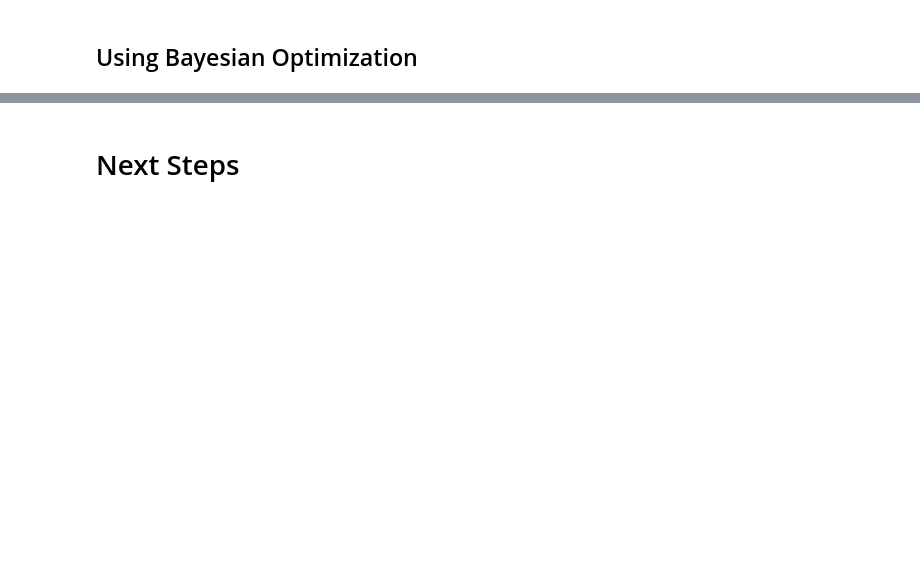
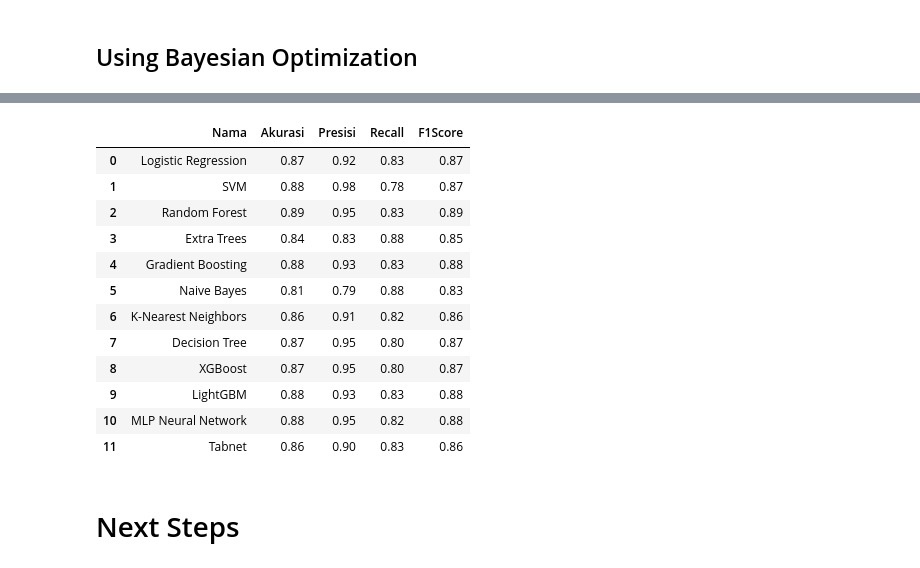
Before and after one commit to masterofray/AI_Stunting_model, a Jupyter notebook: notebooks/NB03_TabNet_plus_Classical_ML.ipynb, the cells around one changed output, grey strips where cells are left out. Drawn from its saved outputs; the diff is of its cells as text; code cells hidden in the pictures; blank space fills up the shorter version.

```diff
--- a/notebooks/NB03_TabNet_plus_Classical_ML.ipynb
+++ b/notebooks/NB03_TabNet_plus_Classical_ML.ipynb
@@ -1459,13 +688,0 @@ from sklearn.metrics import accuracy_score, classification_report, confusion_mat
-# %%
-model = XGBClassifier(objective        = 'binary:logistic',
-                      n_estimators     = 500,
-                      max_depth        = 3,
-                      learning_rate    = 0.1,
-                      subsample        = 0.8,
-                      colsample_bytree = 0.8,
-                      random_state     = 1,
-                      eval_metric      = 'logloss',
-                     )
-
-model.fit(X_train, y_train)
-y_pred = model.predict(X_test)
@@ -1608,4 +688,0 @@ for key, value in Optimalkan.best_trial.params.items():
-# %%
-BestParameter = Optimalkan.best_trial.params
-BestModel = XGBClassifier(**BestParameter, random_state = 1, enable_categorical = True)
-BestModel.fit(X_train, y_train)
@@ -1617,0 +912,4 @@ ConfusionMatrix_Graph(y_test, y_predict)
+# %%
+Data = {'XTRAIN' : X_train, 'YTRAIN' : y_train, 'XTEST' : X_test, 'YTEST' : y_test}
+myparameter = ParamImprovement02()
+Results2, TheModel2 = BayesModelTune(Data, myparameter, 100)
@@ -1618,2 +942,20 @@ ConfusionMatrix_Graph(y_test, y_predict)
+# %%
+ComparisonMetric2 = pd.DataFrame(Results2)
+ComparisonMetric2 = pd.concat([ComparisonMetric2, TBMetric], ignore_index = True)
+display(ComparisonMetric2)
+# %% [output]
+|  | Nama | Akurasi | Presisi | Recall | F1Score |
+| 0 | Logistic Regression | 0.87 | 0.92 | 0.83 | 0.87 |
+| 1 | SVM | 0.88 | 0.98 | 0.78 | 0.87 |
+| 2 | Random Forest | 0.89 | 0.95 | 0.83 | 0.89 |
+| 3 | Extra Trees | 0.84 | 0.83 | 0.88 | 0.85 |
+| 4 | Gradient Boosting | 0.88 | 0.93 | 0.83 | 0.88 |
+| 5 | Naive Bayes | 0.81 | 0.79 | 0.88 | 0.83 |
+| 6 | K-Nearest Neighbors | 0.86 | 0.91 | 0.82 | 0.86 |
+| 7 | Decision Tree | 0.87 | 0.95 | 0.80 | 0.87 |
+| 8 | XGBoost | 0.87 | 0.95 | 0.80 | 0.87 |
+| 9 | LightGBM | 0.88 | 0.93 | 0.83 | 0.88 |
+| 10 | MLP Neural Network | 0.88 | 0.95 | 0.82 | 0.88 |
+| 11 | Tabnet | 0.86 | 0.90 | 0.83 | 0.86 |
 # %% [markdown]
 # Next Steps
```
Also changed, not shown: parts of 43 cells of this notebook, 1 other file.
